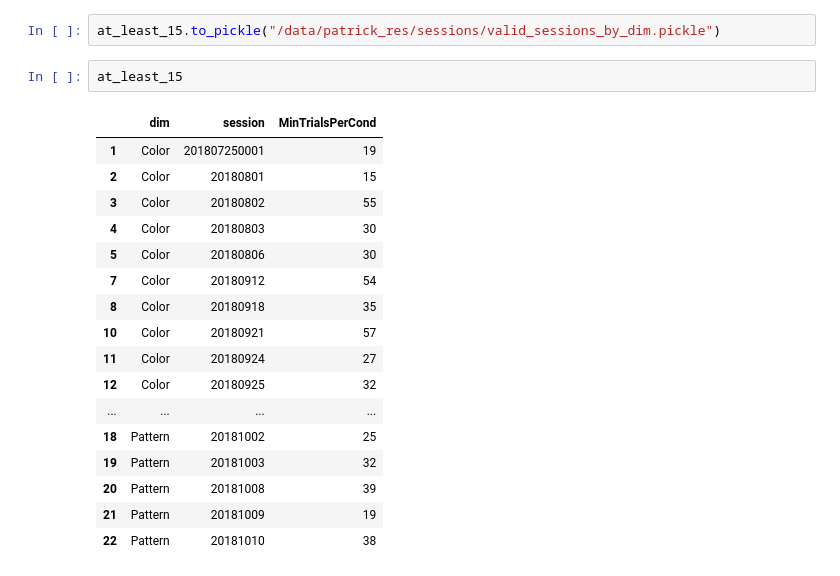
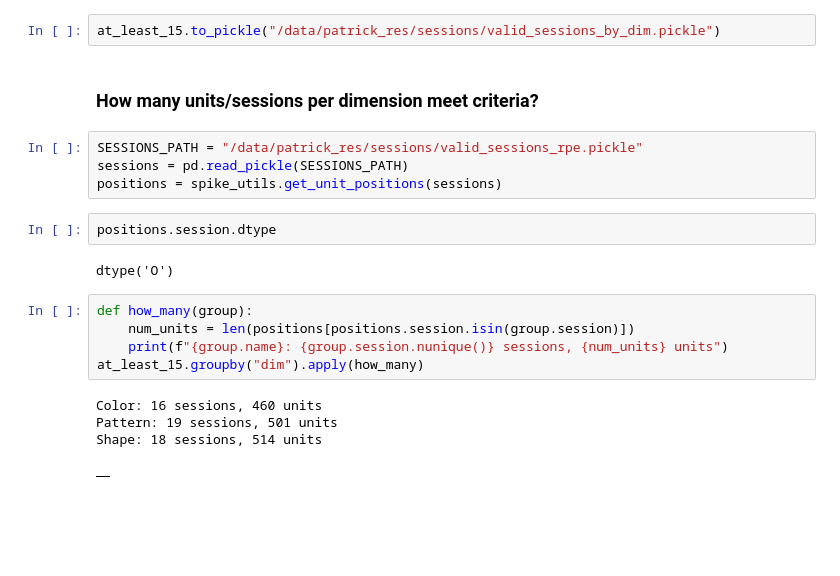
Before and after one commit to pqz317/wcst_decode, a Jupyter notebook: notebooks/20240612_investigate_max_feat_chosen.ipynb, the cells around one changed output. Cells and saved outputs as stored; diff of their text form; blank space fills up the shorter version.

```diff
--- a/notebooks/20240612_investigate_max_feat_chosen.ipynb
+++ b/notebooks/20240612_investigate_max_feat_chosen.ipynb
@@ -148,23 +148,23 @@ Shape      18
 Name: session, dtype: int64
 # %%
 at_least_15.to_pickle("/data/patrick_res/sessions/valid_sessions_by_dim.pickle")
-# %%
-at_least_15
-# %% [output]
-|  | dim | session | MinTrialsPerCond |
-| 1 | Color | 201807250001 | 19 |
-| 2 | Color | 20180801 | 15 |
-| 3 | Color | 20180802 | 55 |
-| 4 | Color | 20180803 | 30 |
-| 5 | Color | 20180806 | 30 |
-| 7 | Color | 20180912 | 54 |
-| 8 | Color | 20180918 | 35 |
-| 10 | Color | 20180921 | 57 |
-| 11 | Color | 20180924 | 27 |
-| 12 | Color | 20180925 | 32 |
-| ... | ... | ... | ... |
-| 18 | Pattern | 20181002 | 25 |
-| 19 | Pattern | 20181003 | 32 |
-| 20 | Pattern | 20181008 | 39 |
-| 21 | Pattern | 20181009 | 19 |
-| 22 | Pattern | 20181010 | 38 |
+# %% [markdown]
+### How many units/sessions per dimension meet criteria?
+# %%
+SESSIONS_PATH = "/data/patrick_res/sessions/valid_sessions_rpe.pickle"
+sessions = pd.read_pickle(SESSIONS_PATH)
+positions = spike_utils.get_unit_positions(sessions)
+# %%
+positions.session.dtype
+# %% [output]
+dtype('O')
+# %%
+def how_many(group):
+    num_units = len(positions[positions.session.isin(group.session)])
+    print(f"{group.name}: {group.session.nunique()} sessions, {num_units} units")
+at_least_15.groupby("dim").apply(how_many)
+# %% [output]
+Color: 16 sessions, 460 units
+Pattern: 19 sessions, 501 units
+Shape: 18 sessions, 514 units
+|  |
```
Also changed, not shown: 3 other files.
